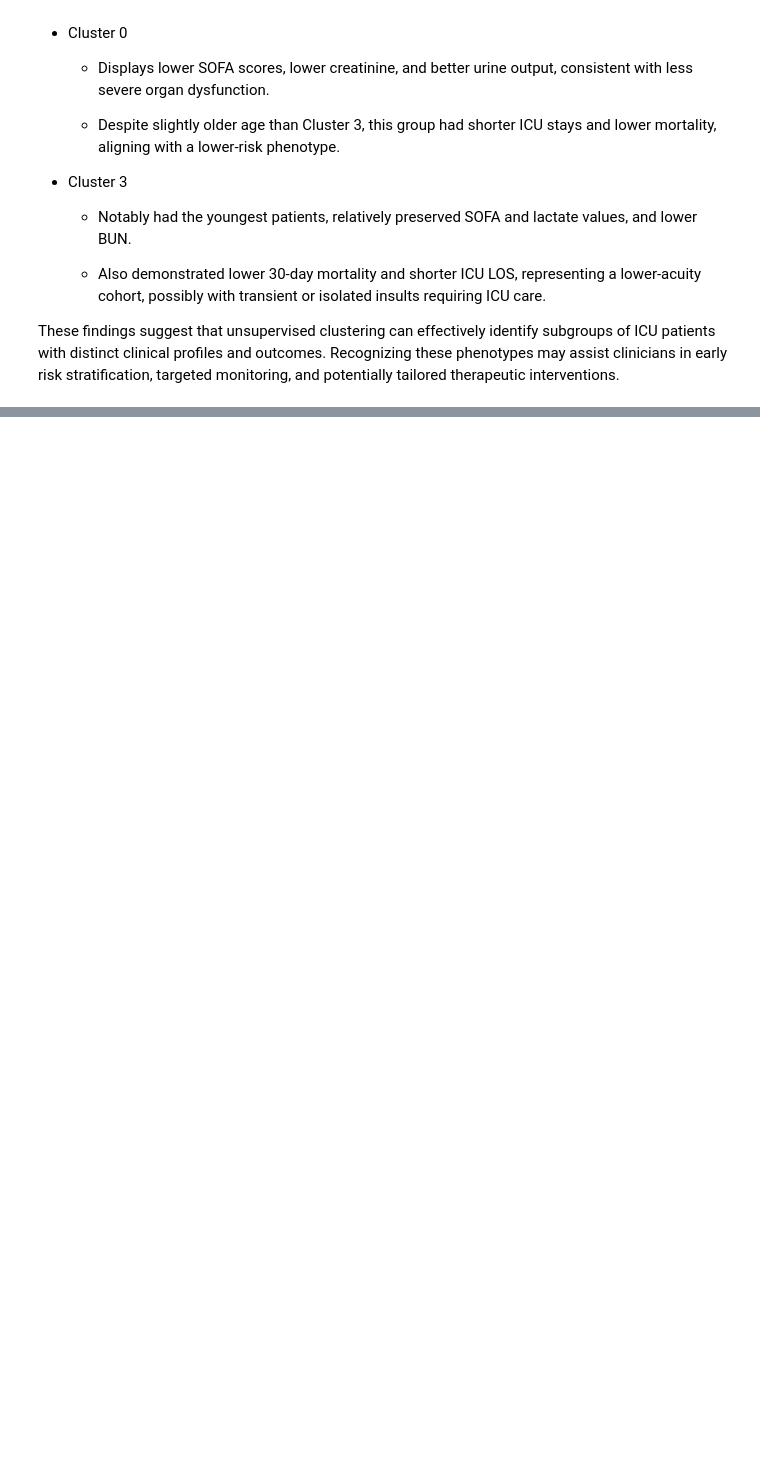
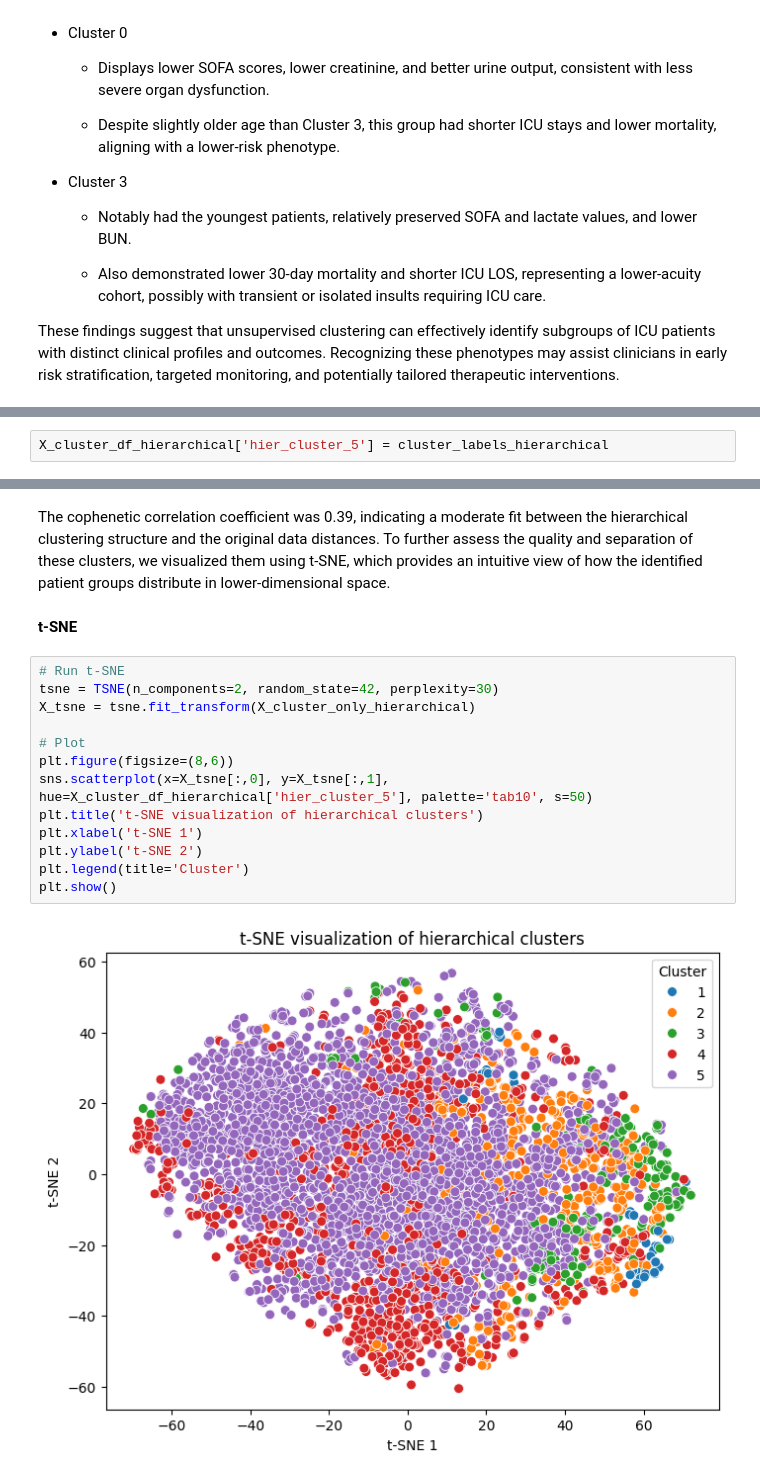
Before and after one commit to Edenshmuel/MIMIC_ICU_Prediction_and_Clustering, a Jupyter notebook: Clustering.ipynb, the cells around one changed output, grey strips where cells are left out. Cells and saved outputs as stored; diff of their text form; blank space fills up the shorter version.

```diff
--- a/Clustering.ipynb
+++ b/Clustering.ipynb
@@ -609,0 +666,2 @@ These findings suggest that unsupervised clustering can effectively identify sub
+# %%
+X_cluster_df_hierarchical['hier_cluster_5'] = cluster_labels_hierarchical
@@ -609,0 +680,20 @@ These findings suggest that unsupervised clustering can effectively identify sub
+# %% [markdown]
+The cophenetic correlation coefficient was 0.39, indicating a moderate fit between the hierarchical clustering structure and the original data distances.
+To further assess the quality and separation of these clusters, we visualized them using t-SNE, which provides an intuitive view of how the identified patient groups distribute in lower-dimensional space.
+# %% [markdown]
+**t-SNE**
+# %%
+# Run t-SNE
+tsne = TSNE(n_components=2, random_state=42, perplexity=30)
+X_tsne = tsne.fit_transform(X_cluster_only_hierarchical)
+
+# Plot
+plt.figure(figsize=(8,6))
+sns.scatterplot(x=X_tsne[:,0], y=X_tsne[:,1], hue=X_cluster_df_hierarchical['hier_cluster_5'], palette='tab10', s=50)
+plt.title('t-SNE visualization of hierarchical clusters')
+plt.xlabel('t-SNE 1')
+plt.ylabel('t-SNE 2')
+plt.legend(title='Cluster')
+plt.show()
+# %% [output]
+[figure, added]
```
Also changed, not shown: parts of 78 cells of this notebook.
